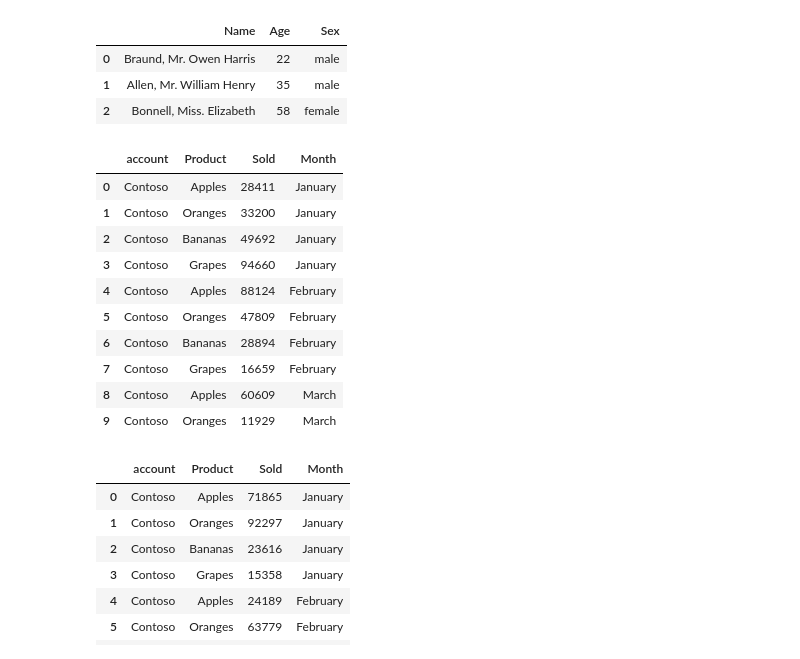
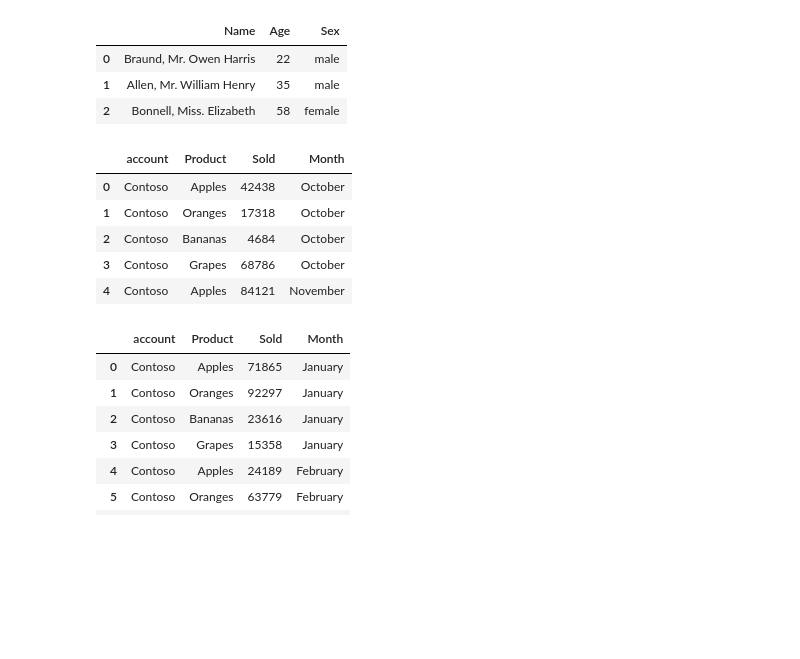
Before and after one commit to keyur32/PythonIntroForMVPs, a Jupyter notebook: notebooks/Python 101 for MVPs.ipynb, the cells around one changed output. Saved outputs shown, nothing was run; the diff lists cells and outputs as text; code cells hidden in the pictures; blank space fills up the shorter version.

```diff
--- a/notebooks/Python 101 for MVPs.ipynb
+++ b/notebooks/Python 101 for MVPs.ipynb
@@ -54,22 +59,17 @@ df.head()
 | 2 | Bonnell, Miss. Elizabeth | 58 | female |
 # %%
 #get contoso sales from 2018, Q3
-df = pd.read_excel("ContosoFruitSales2018.xlsx", sheet_name="Q1")
+df = pd.read_excel("ContosoFruitSales2018.xlsx", sheet_name="Q4")
 
 #return top 10 results
-df.head(10)
+df.head(5)
 # %% [output]
 |  | account | Product | Sold | Month |
-| 0 | Contoso | Apples | 28411 | January |
-| 1 | Contoso | Oranges | 33200 | January |
-| 2 | Contoso | Bananas | 49692 | January |
-| 3 | Contoso | Grapes | 94660 | January |
-| 4 | Contoso | Apples | 88124 | February |
-| 5 | Contoso | Oranges | 47809 | February |
-| 6 | Contoso | Bananas | 28894 | February |
-| 7 | Contoso | Grapes | 16659 | February |
-| 8 | Contoso | Apples | 60609 | March |
-| 9 | Contoso | Oranges | 11929 | March |
+| 0 | Contoso | Apples | 42438 | October |
+| 1 | Contoso | Oranges | 17318 | October |
+| 2 | Contoso | Bananas | 4684 | October |
+| 3 | Contoso | Grapes | 68786 | October |
+| 4 | Contoso | Apples | 84121 | November |
 # %%
 #read excel file and combine all sheets into one frame
 df19 = pd.concat(pd.read_excel("ContosoFruitSales2019.xlsx", sheet_name=None), ignore_index=True)
```
Also changed, not shown: parts of 7 cells of this notebook.
